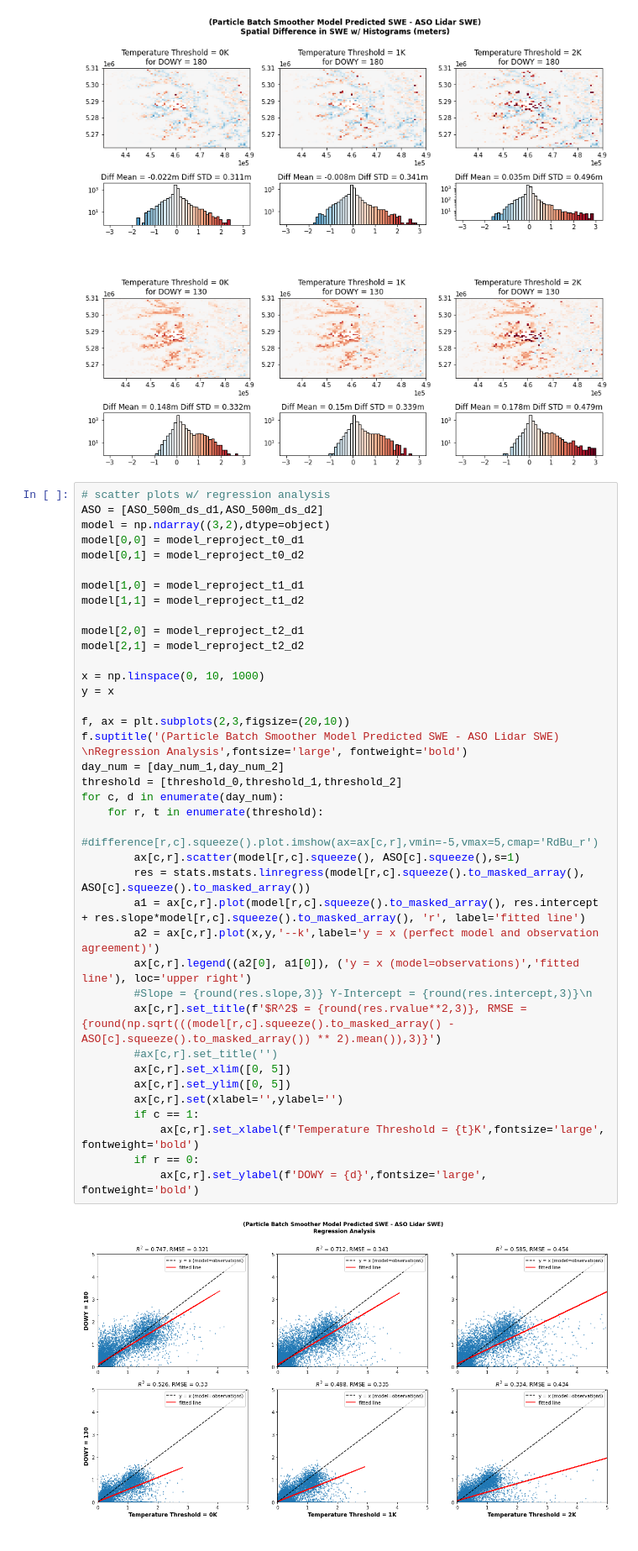
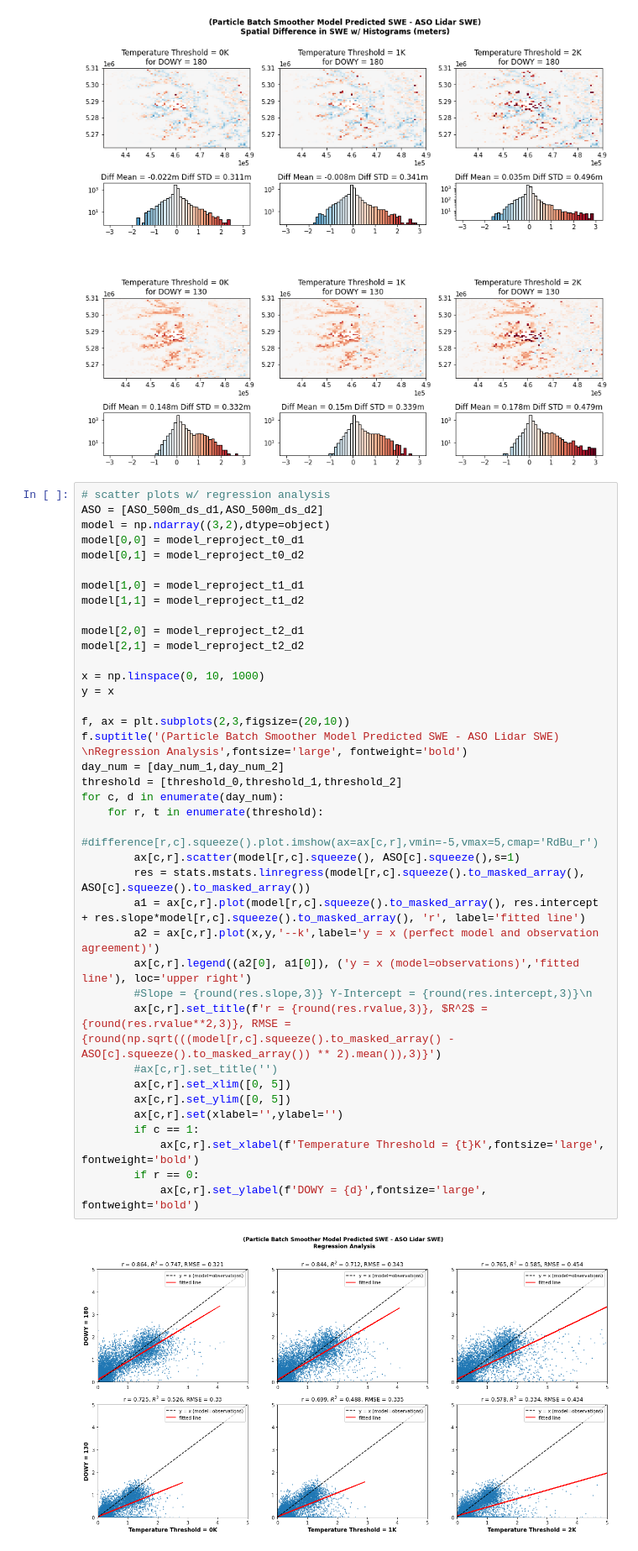
Before and after one commit to bessoh2/SnowHydro, a Jupyter notebook: plot_all_combinations.ipynb, the cells around one changed output. Shown at 84% size. Drawn from its saved outputs; the diff is of its cells as text.

Commit message:
add r value to regression plot

```diff
--- a/plot_all_combinations.ipynb
+++ b/plot_all_combinations.ipynb
@@ -174,32 +174,32 @@ model[1,0] = model_reproject_t1_d1
 model[1,1] = model_reproject_t1_d2
 
 model[2,0] = model_reproject_t2_d1
 model[2,1] = model_reproject_t2_d2
 
 x = np.linspace(0, 10, 1000)
 y = x
 
 f, ax = plt.subplots(2,3,figsize=(20,10))
 f.suptitle('(Particle Batch Smoother Model Predicted SWE - ASO Lidar SWE) \nRegression Analysis',fontsize='large', fontweight='bold')
 day_num = [day_num_1,day_num_2]
 threshold = [threshold_0,threshold_1,threshold_2]
 for c, d in enumerate(day_num):
     for r, t in enumerate(threshold):
         #difference[r,c].squeeze().plot.imshow(ax=ax[c,r],vmin=-5,vmax=5,cmap='RdBu_r')
         ax[c,r].scatter(model[r,c].squeeze(), ASO[c].squeeze(),s=1)
         res = stats.mstats.linregress(model[r,c].squeeze().to_masked_array(), ASO[c].squeeze().to_masked_array())
         a1 = ax[c,r].plot(model[r,c].squeeze().to_masked_array(), res.intercept + res.slope*model[r,c].squeeze().to_masked_array(), 'r', label='fitted line')
         a2 = ax[c,r].plot(x,y,'--k',label='y = x (perfect model and observation agreement)')
         ax[c,r].legend((a2[0], a1[0]), ('y = x (model=observations)','fitted line'), loc='upper right')
         #Slope = {round(res.slope,3)} Y-Intercept = {round(res.intercept,3)}\n
-        ax[c,r].set_title(f'$R^2$ = {round(res.rvalue**2,3)}, RMSE = {round(np.sqrt(((model[r,c].squeeze().to_masked_array() - ASO[c].squeeze().to_masked_array()) ** 2).mean()),3)}')
+        ax[c,r].set_title(f'r = {round(res.rvalue,3)}, $R^2$ = {round(res.rvalue**2,3)}, RMSE = {round(np.sqrt(((model[r,c].squeeze().to_masked_array() - ASO[c].squeeze().to_masked_array()) ** 2).mean()),3)}')
         #ax[c,r].set_title('')
         ax[c,r].set_xlim([0, 5])
         ax[c,r].set_ylim([0, 5])
         ax[c,r].set(xlabel='',ylabel='')
         if c == 1:
             ax[c,r].set_xlabel(f'Temperature Threshold = {t}K',fontsize='large', fontweight='bold')
         if r == 0:
             ax[c,r].set_ylabel(f'DOWY = {d}',fontsize='large', fontweight='bold')
 # %% [output]
-[figure, old version]
+[figure, new version]
```
